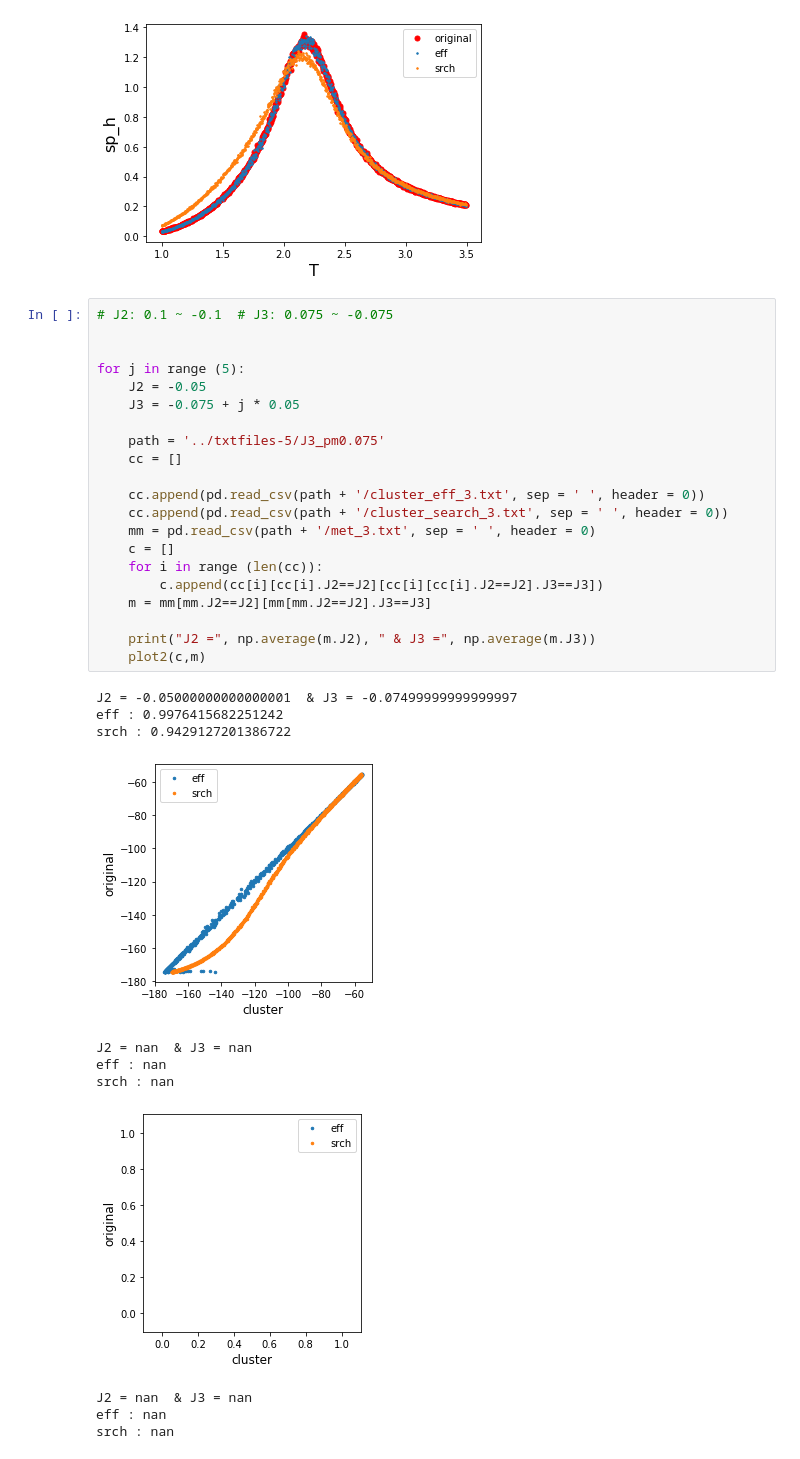
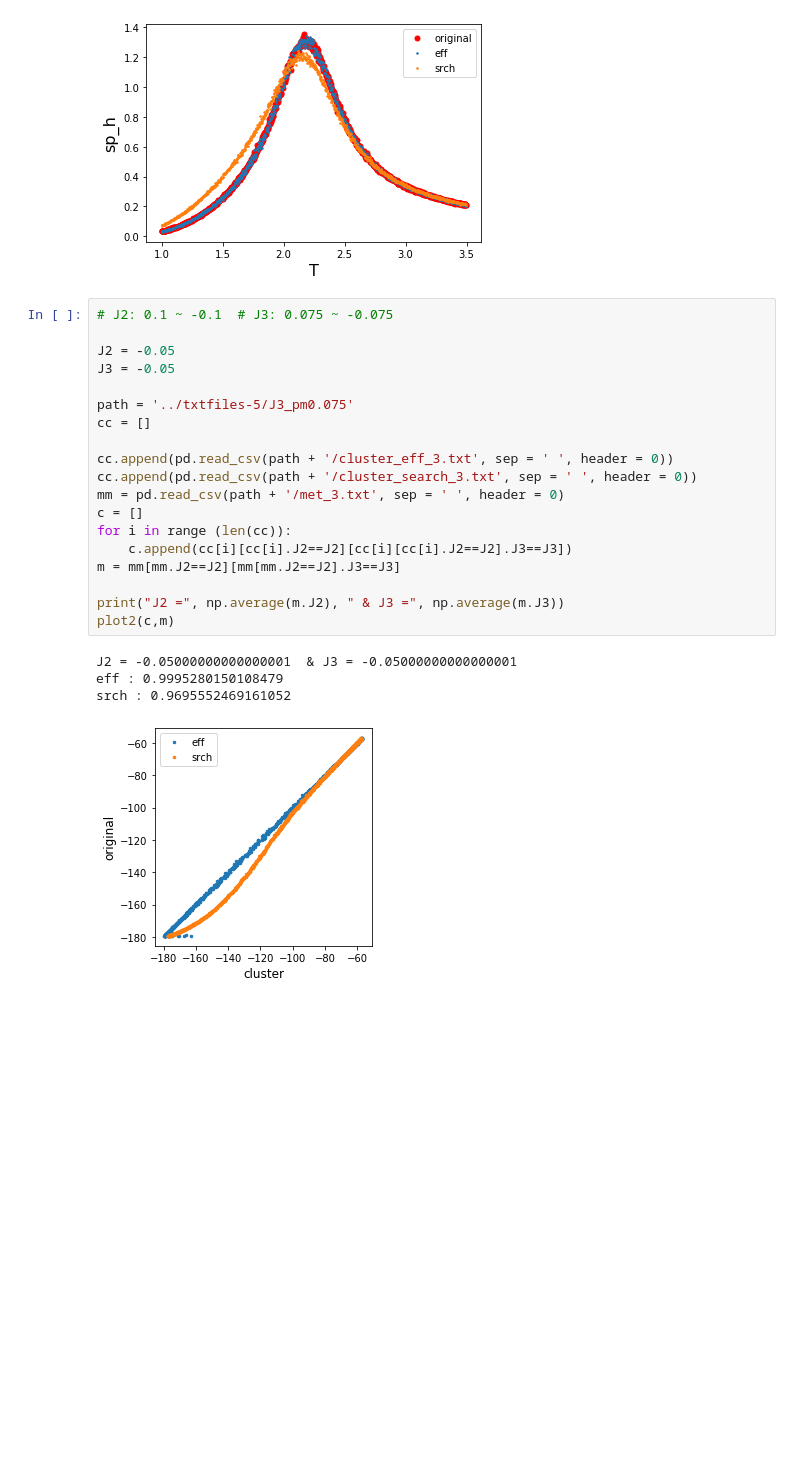
Before and after one commit to aadeliee22/MCMCIsing_SLMC, a Jupyter notebook: python/5th+6th/nnn_cluster_met.ipynb, the cells around one changed output. Drawn from its saved outputs; the diff is of its cells as text; blank space fills up the shorter version.

```diff
--- a/python/5th+6th/nnn_cluster_met.ipynb
+++ b/python/5th+6th/nnn_cluster_met.ipynb
@@ -51,33 +51,24 @@ J2 = -0.05000000000000001
 # %%
 # J2: 0.1 ~ -0.1  # J3: 0.075 ~ -0.075
 
+J2 = -0.05
+J3 = -0.05
 
-for j in range (5):
-    J2 = -0.05
-    J3 = -0.075 + j * 0.05
+path = '../txtfiles-5/J3_pm0.075'
+cc = []
 
-    path = '../txtfiles-5/J3_pm0.075'
-    cc = []
+cc.append(pd.read_csv(path + '/cluster_eff_3.txt', sep = ' ', header = 0))
+cc.append(pd.read_csv(path + '/cluster_search_3.txt', sep = ' ', header = 0))
+mm = pd.read_csv(path + '/met_3.txt', sep = ' ', header = 0)
+c = []
+for i in range (len(cc)):
+    c.append(cc[i][cc[i].J2==J2][cc[i][cc[i].J2==J2].J3==J3])
+m = mm[mm.J2==J2][mm[mm.J2==J2].J3==J3]
 
-    cc.append(pd.read_csv(path + '/cluster_eff_3.txt', sep = ' ', header = 0))
-    cc.append(pd.read_csv(path + '/cluster_search_3.txt', sep = ' ', header = 0))
-    mm = pd.read_csv(path + '/met_3.txt', sep = ' ', header = 0)
-    c = []
-    for i in range (len(cc)):
-        c.append(cc[i][cc[i].J2==J2][cc[i][cc[i].J2==J2].J3==J3])
-    m = mm[mm.J2==J2][mm[mm.J2==J2].J3==J3]
-
-    print("J2 =", np.average(m.J2), " & J3 =", np.average(m.J3))
-    plot2(c,m)
+print("J2 =", np.average(m.J2), " & J3 =", np.average(m.J3))
+plot2(c,m)
 # %% [output]
-J2 = -0.05000000000000001  & J3 = -0.07499999999999997
-eff : 0.9976415682251242
-srch : 0.9429127201386722
+J2 = -0.05000000000000001  & J3 = -0.05000000000000001
+eff : 0.9995280150108479
+srch : 0.9695552469161052
-[figure, old version]
+[figure, new version]
-J2 = nan  & J3 = nan
-eff : nan
-srch : nan
-[figure, removed]
-J2 = nan  & J3 = nan
-eff : nan
-srch : nan
```
Also changed, not shown: parts of 1 cell of this notebook, 1 other file.
